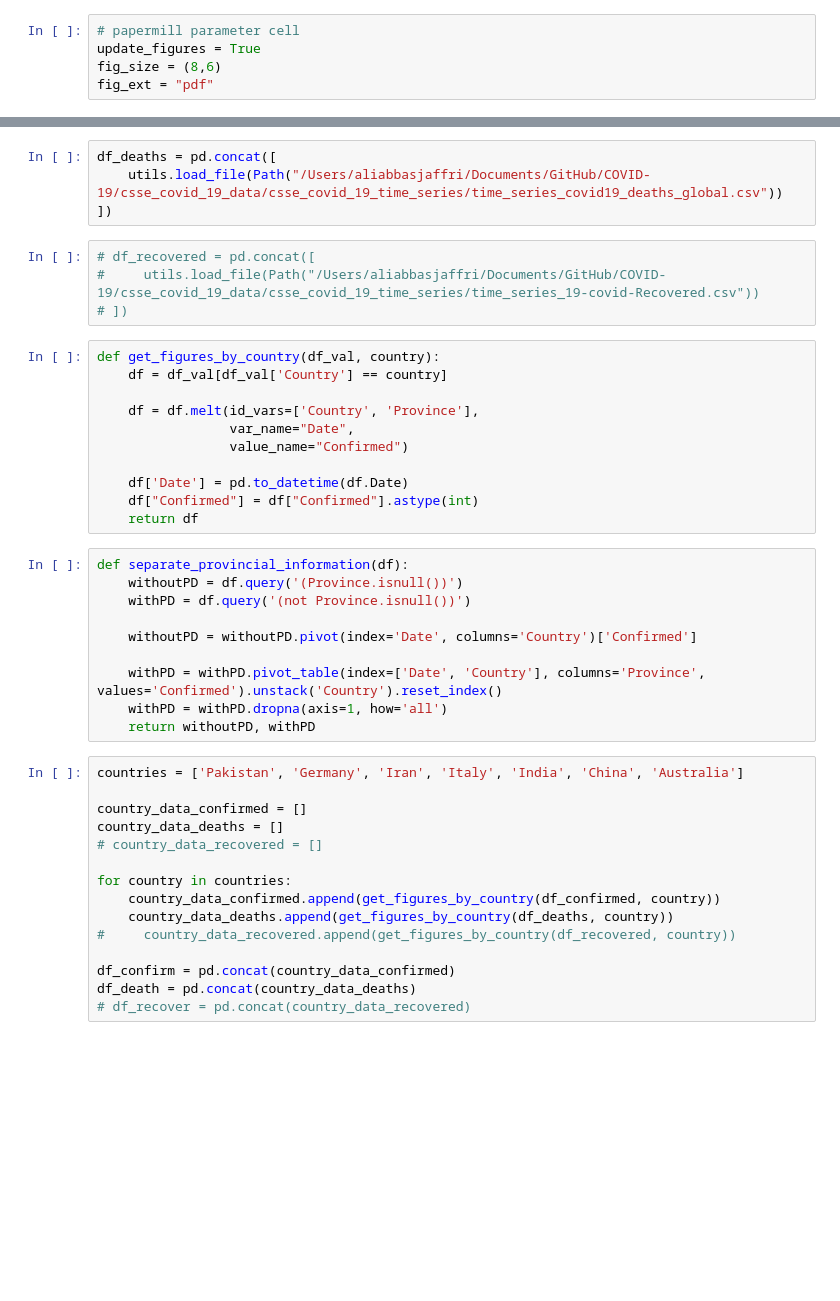
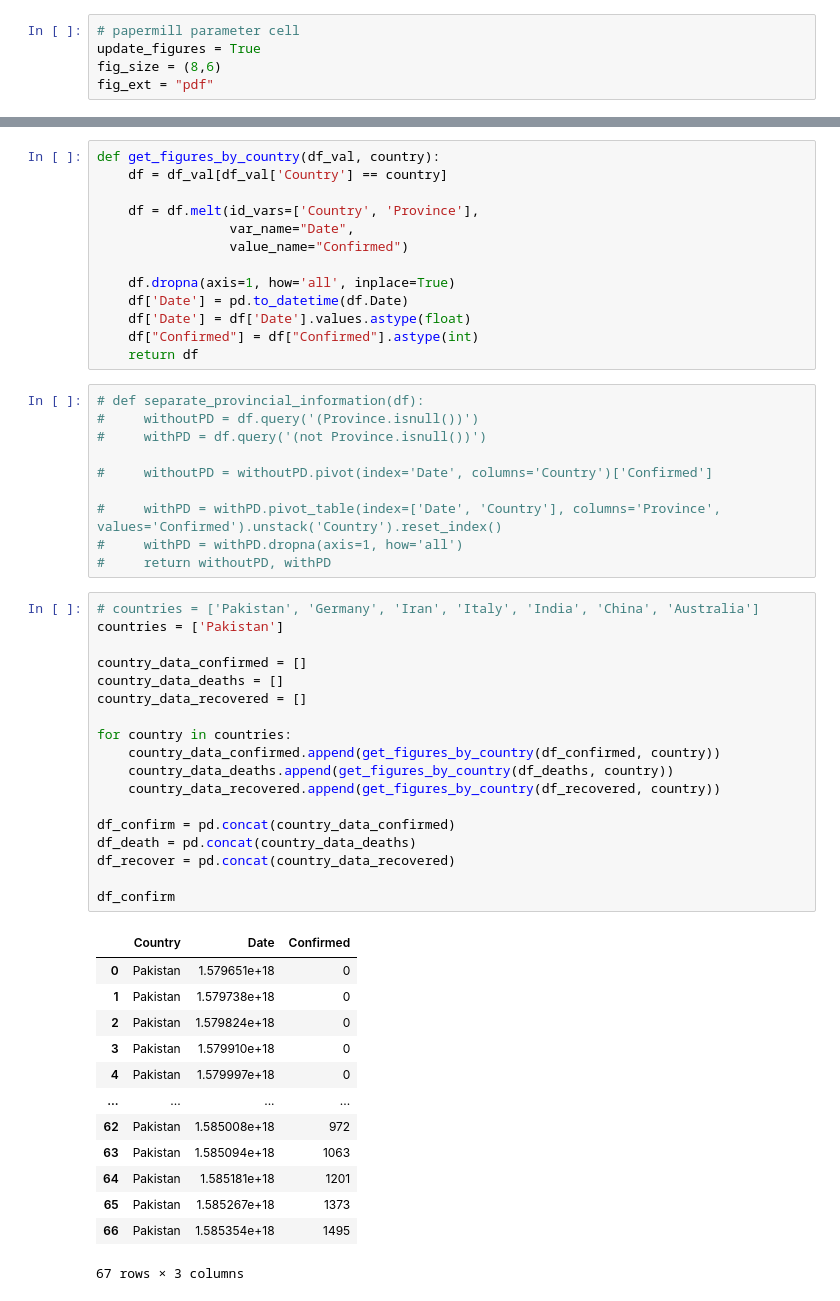
Before and after one commit to aliabbasjaffri/COVID-19-Analysis, a Jupyter notebook: Analysis.ipynb, the cells around one changed output, grey strips where cells are left out. Drawn from its saved outputs; the diff is of its cells as text; blank space fills up the shorter version.

```diff
--- a/Analysis.ipynb
+++ b/Analysis.ipynb
@@ -26,11 +39,3 @@ df_confirmed = pd.concat([
-# %%
-df_deaths = pd.concat([
-    utils.load_file(Path("/Users/aliabbasjaffri/Documents/GitHub/COVID-19/csse_covid_19_data/csse_covid_19_time_series/time_series_covid19_deaths_global.csv"))
-])
-# %%
-# df_recovered = pd.concat([
-#     utils.load_file(Path("/Users/aliabbasjaffri/Documents/GitHub/COVID-19/csse_covid_19_data/csse_covid_19_time_series/time_series_19-covid-Recovered.csv"))
-# ])
 # %%
 def get_figures_by_country(df_val, country):
     df = df_val[df_val['Country'] == country]
@@ -39,31 +44,50 @@ def get_figures_by_country(df_val, country):
                  var_name="Date",
                  value_name="Confirmed")
 
+    df.dropna(axis=1, how='all', inplace=True)
     df['Date'] = pd.to_datetime(df.Date)
+    df['Date'] = df['Date'].values.astype(float)
     df["Confirmed"] = df["Confirmed"].astype(int)
     return df
 # %%
-def separate_provincial_information(df):
-    withoutPD = df.query('(Province.isnull())')
-    withPD = df.query('(not Province.isnull())')
+# def separate_provincial_information(df):
+#     withoutPD = df.query('(Province.isnull())')
+#     withPD = df.query('(not Province.isnull())')
 
-    withoutPD = withoutPD.pivot(index='Date', columns='Country')['Confirmed']
+#     withoutPD = withoutPD.pivot(index='Date', columns='Country')['Confirmed']
 
-    withPD = withPD.pivot_table(index=['Date', 'Country'], columns='Province', values='Confirmed').unstack('Country').reset_index()
-    withPD = withPD.dropna(axis=1, how='all')
-    return withoutPD, withPD
+#     withPD = withPD.pivot_table(index=['Date', 'Country'], columns='Province', values='Confirmed').unstack('Country').reset_index()
+#     withPD = withPD.dropna(axis=1, how='all')
+#     return withoutPD, withPD
 # %%
-countries = ['Pakistan', 'Germany', 'Iran', 'Italy', 'India', 'China', 'Australia']
+# countries = ['Pakistan', 'Germany', 'Iran', 'Italy', 'India', 'China', 'Australia']
+countries = ['Pakistan']
 
 country_data_confirmed = []
 country_data_deaths = []
-# country_data_recovered = []
+country_data_recovered = []
 
 for country in countries:
     country_data_confirmed.append(get_figures_by_country(df_confirmed, country))
     country_data_deaths.append(get_figures_by_country(df_deaths, country))
-#     country_data_recovered.append(get_figures_by_country(df_recovered, country))
+    country_data_recovered.append(get_figures_by_country(df_recovered, country))
 
 df_confirm = pd.concat(country_data_confirmed)
 df_death = pd.concat(country_data_deaths)
-# df_recover = pd.concat(country_data_recovered)
+df_recover = pd.concat(country_data_recovered)
+
+df_confirm
+# %% [output]
+|  | Country | Date | Confirmed |
+| 0 | Pakistan | 1.579651e+18 | 0 |
+| 1 | Pakistan | 1.579738e+18 | 0 |
+| 2 | Pakistan | 1.579824e+18 | 0 |
+| 3 | Pakistan | 1.579910e+18 | 0 |
+| 4 | Pakistan | 1.579997e+18 | 0 |
+| ... | ... | ... | ... |
+| 62 | Pakistan | 1.585008e+18 | 972 |
+| 63 | Pakistan | 1.585094e+18 | 1063 |
+| 64 | Pakistan | 1.585181e+18 | 1201 |
+| 65 | Pakistan | 1.585267e+18 | 1373 |
+| 66 | Pakistan | 1.585354e+18 | 1495 |
+67 rows × 3 columns
```
Also changed, not shown: parts of 12 cells of this notebook, 1 other file.
